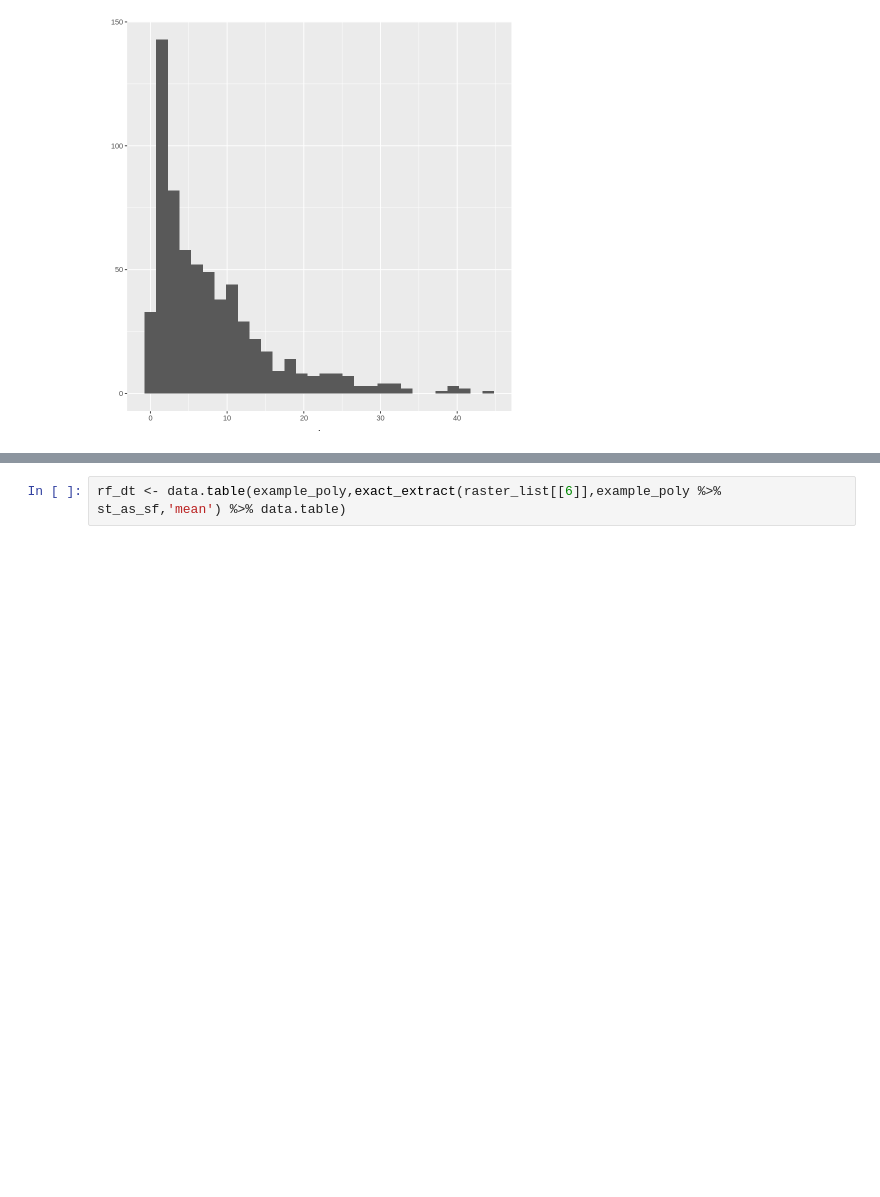
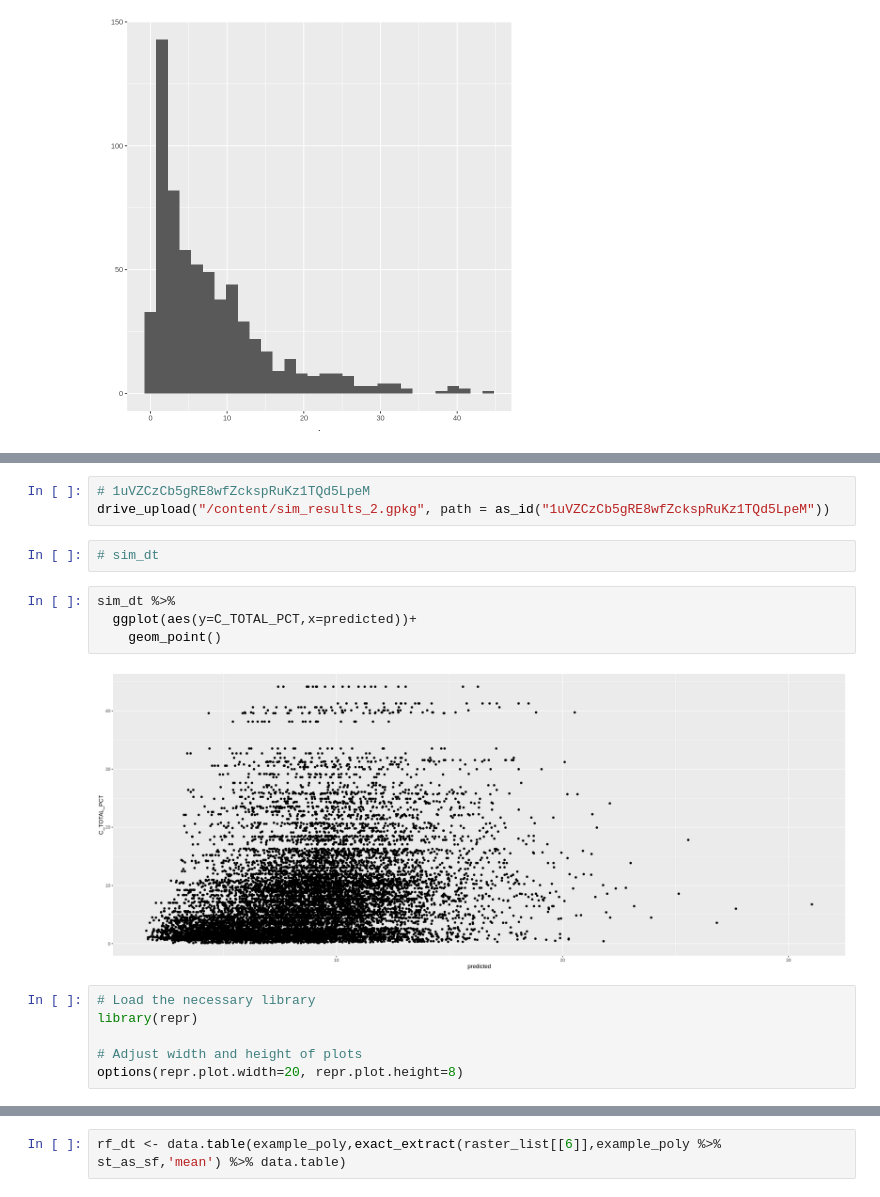
Before and after one commit to seismosmsr/hawaii_soils, a Jupyter notebook: Hawaii_Soils.ipynb, the cells around one changed output, grey strips where cells are left out. Drawn from its saved outputs; the diff is of its cells as text; blank space fills up the shorter version.

```diff
--- a/Hawaii_Soils.ipynb
+++ b/Hawaii_Soils.ipynb
@@ -355,0 +516,17 @@ example_poly <- fia_dt[,c('C_TOTAL_PCT','geom')] %>% st_as_sf() %>% st_transform
+# %%
+# 1uVZCzCb5gRE8wfZckspRuKz1TQd5LpeM
+drive_upload("/content/sim_results_2.gpkg", path = as_id("1uVZCzCb5gRE8wfZckspRuKz1TQd5LpeM"))
+# %%
+# sim_dt
+# %%
+sim_dt %>%
+  ggplot(aes(y=C_TOTAL_PCT,x=predicted))+
+    geom_point()
+# %% [output]
+[figure, added]
+# %%
+# Load the necessary library
+library(repr)
+
+# Adjust width and height of plots
+options(repr.plot.width=20, repr.plot.height=8)
```
Also changed, not shown: parts of 25 cells of this notebook.
